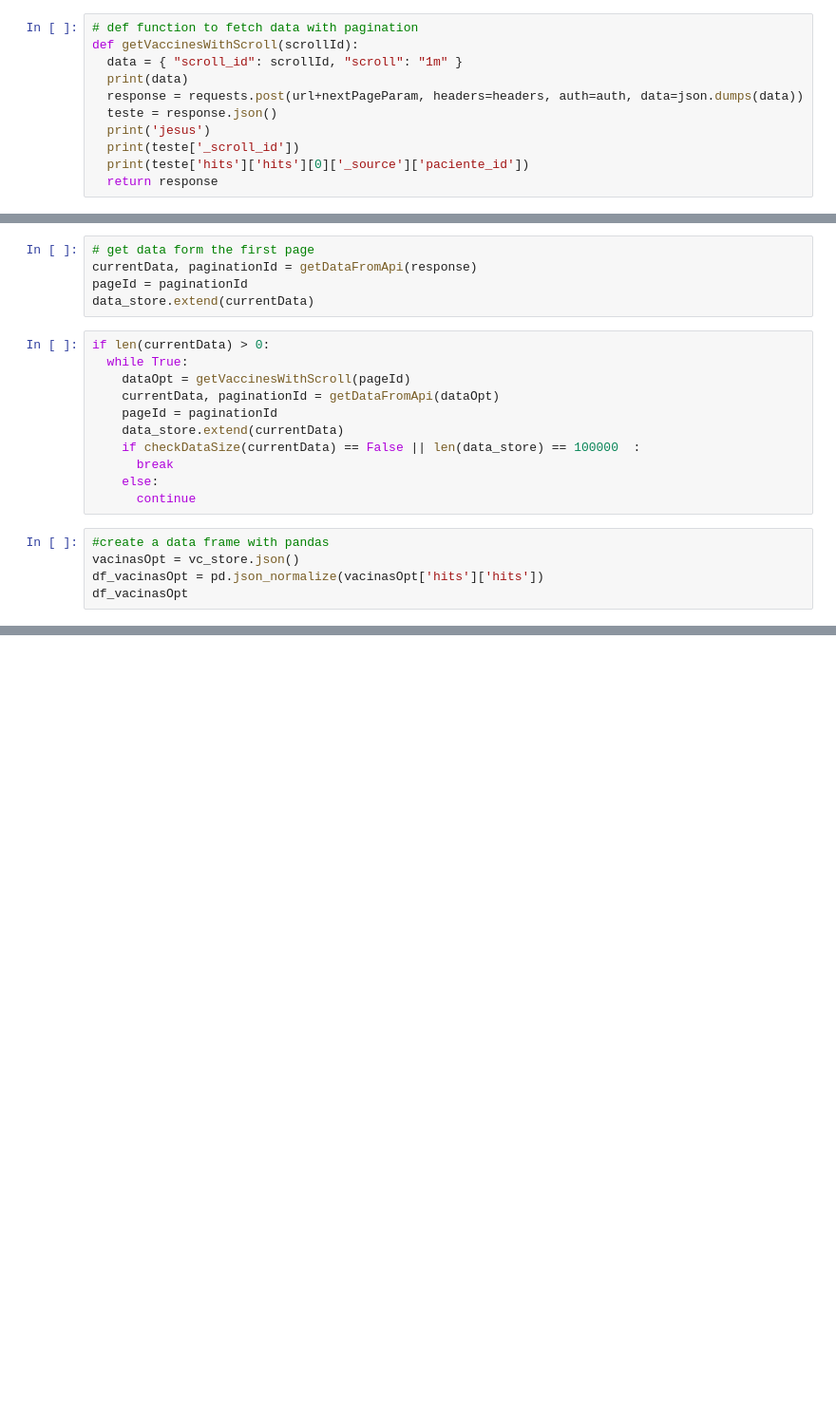
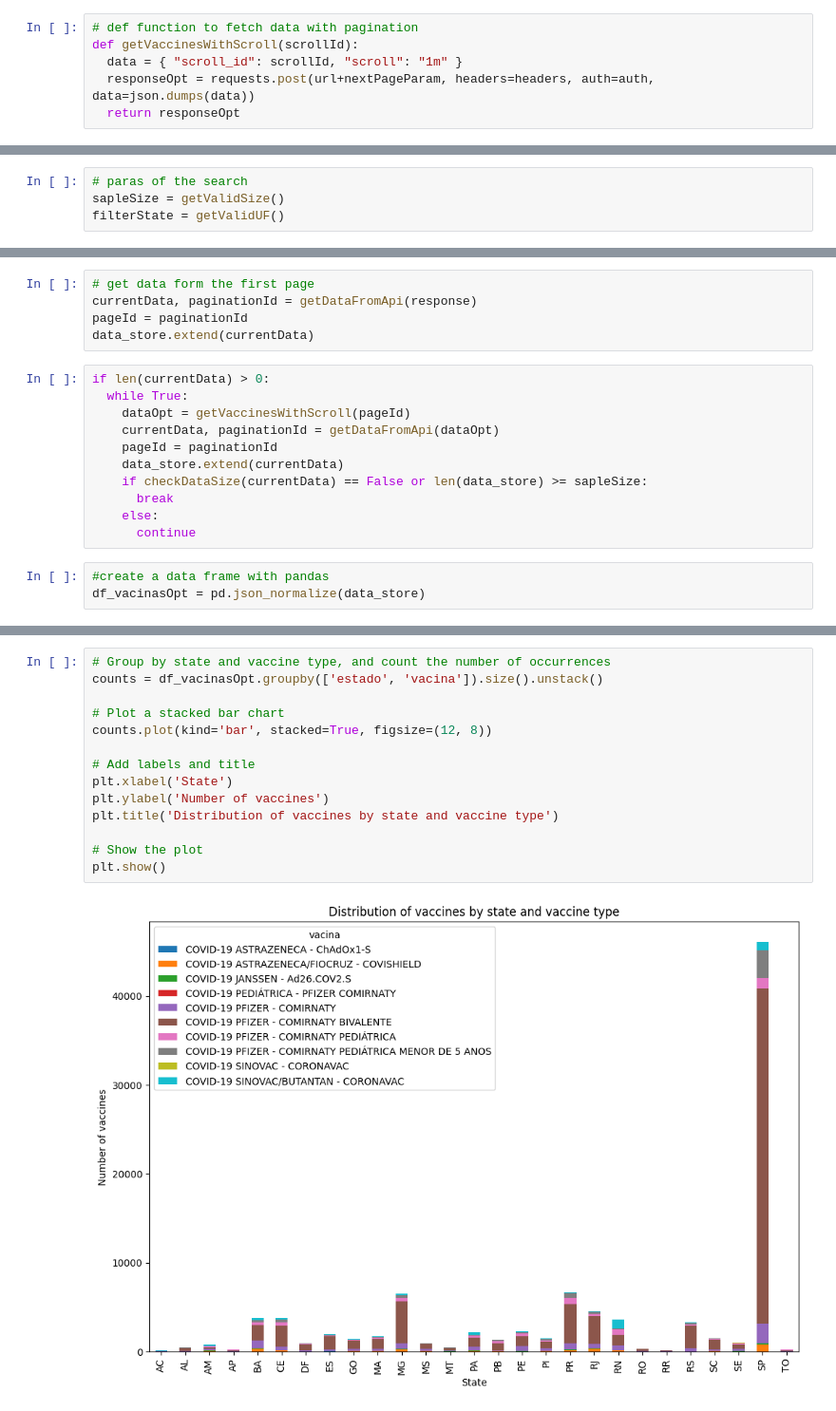
Before and after one commit to ErikZA/Adventch-cliente, a Jupyter notebook: appSus.ipynb, the cells around one changed output, grey strips where cells are left out. Shown: that part at 95% size. Saved outputs shown, nothing was run; the diff lists cells and outputs as text; blank space fills up the shorter version.

```diff
--- a/appSus.ipynb
+++ b/appSus.ipynb
@@ -37,10 +59,5 @@ def getDataFromApi(resData):
 # def function to fetch data with pagination
 def getVaccinesWithScroll(scrollId):
   data = { "scroll_id": scrollId, "scroll": "1m" }
-  print(data)
-  response = requests.post(url+nextPageParam, headers=headers, auth=auth, data=json.dumps(data))
-  teste = response.json()
-  print('jesus')
-  print(teste['_scroll_id'])
-  print(teste['hits']['hits'][0]['_source']['paciente_id'])
-  return response
+  responseOpt = requests.post(url+nextPageParam, headers=headers, auth=auth, data=json.dumps(data))
+  return responseOpt
@@ -46,0 +76,4 @@ def getVaccinesWithScroll(scrollId):
+# %%
+# paras of the search
+sapleSize = getValidSize()
+filterState = getValidUF()
@@ -59,12 +95,10 @@ if len(currentData) > 0:
     currentData, paginationId = getDataFromApi(dataOpt)
     pageId = paginationId
     data_store.extend(currentData)
-    if checkDataSize(currentData) == False || len(data_store) == 100000  :
+    if checkDataSize(currentData) == False or len(data_store) >= sapleSize:
       break
     else:
       continue
 # %%
 #create a data frame with pandas
-vacinasOpt = vc_store.json()
-df_vacinasOpt = pd.json_normalize(vacinasOpt['hits']['hits'])
-df_vacinasOpt
+df_vacinasOpt = pd.json_normalize(data_store)
@@ -70,0 +181,16 @@ df_vacinasOpt
+# %%
+# Group by state and vaccine type, and count the number of occurrences
+counts = df_vacinasOpt.groupby(['estado', 'vacina']).size().unstack()
+
+# Plot a stacked bar chart
+counts.plot(kind='bar', stacked=True, figsize=(12, 8))
+
+# Add labels and title
+plt.xlabel('State')
+plt.ylabel('Number of vaccines')
+plt.title('Distribution of vaccines by state and vaccine type')
+
+# Show the plot
+plt.show()
+# %% [output]
+[figure, added]
```
Also changed, not shown: parts of 13 cells of this notebook.
